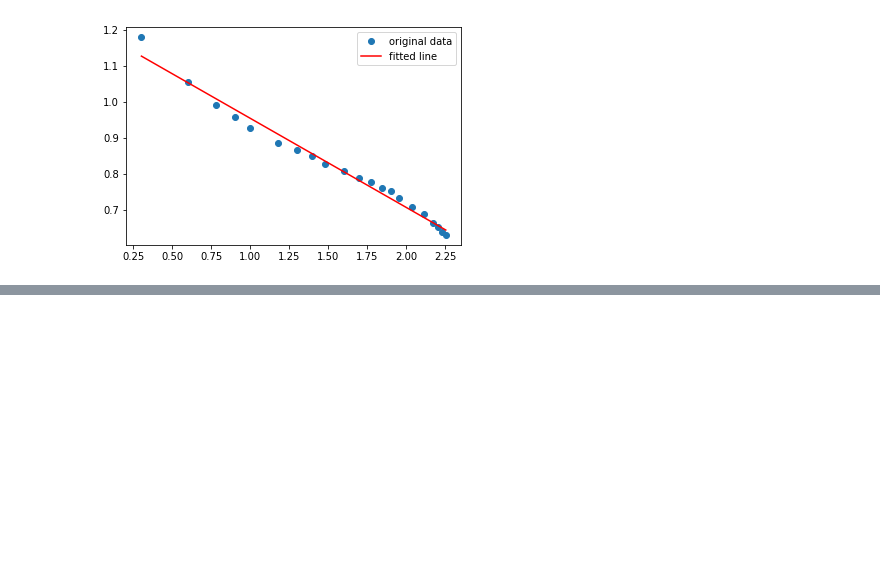
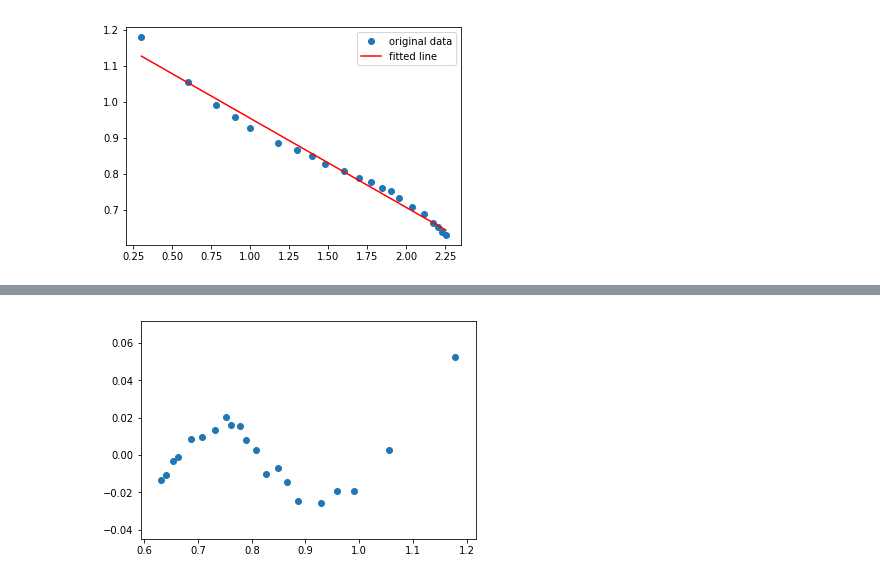
Before and after one commit to behroozmrd47/CS-498-AML-HW5, a Jupyter notebook: 7.9.ipynb, the cells around one changed output, grey strips where cells are left out. Drawn from its saved outputs; the diff is of its cells as text; code cells hidden in the pictures; blank space fills up the shorter version.

```diff
--- a/7.9.ipynb
+++ b/7.9.ipynb
@@ -13,10 +13,13 @@ import pandas as pd
 import numpy as np
 import matplotlib
 import matplotlib.pylab as plt
+# import statsmodels.api as sm
+from scipy.stats import linregress
+
 %matplotlib inline
 
 df = pd.read_table('brunhild.txt')
 #plt.plot(df)
 #np.log10(df.Hours)
-x = np.log10(df.Hours)
-y = np.log10(df.Sulfate)
+x_log = np.log10(df.Hours)
+y_log = np.log10(df.Sulfate)
@@ -26,10 +26,13 @@ slope, intercept, r_value, p_value, std_err = linregress(np.log10(df.Hours), np.
 # %%
 # ref: https://docs.scipy.org/doc/scipy/reference/generated/scipy.stats.linregress.html
-
-plt.plot(x, y, 'o', label='original data')
-plt.plot(x, intercept + slope*x, 'r', label='fitted line')
+slope, intercept, r_value, p_value, std_err = linregress(x_log, y_log)
+plt.plot(x_log, y_log, 'o', label='original data')
+plt.plot(x_log, intercept + slope*x_log, 'r', label='fitted line')
 plt.legend()
 plt.show()
 # %% [output]
 [figure]
+# %%
+y_log_predicted = slope * x_log + intercept
+y_log_residual = y_log - y_log_predicted
 # %%
@@ -42,0 +51,5 @@ plt.show()
+# %%
+plt.scatter(y_log, y_log_residual)
+plt.show()
+# %% [output]
+[figure, added]
```
Also changed, not shown: parts of 4 cells of this notebook.
